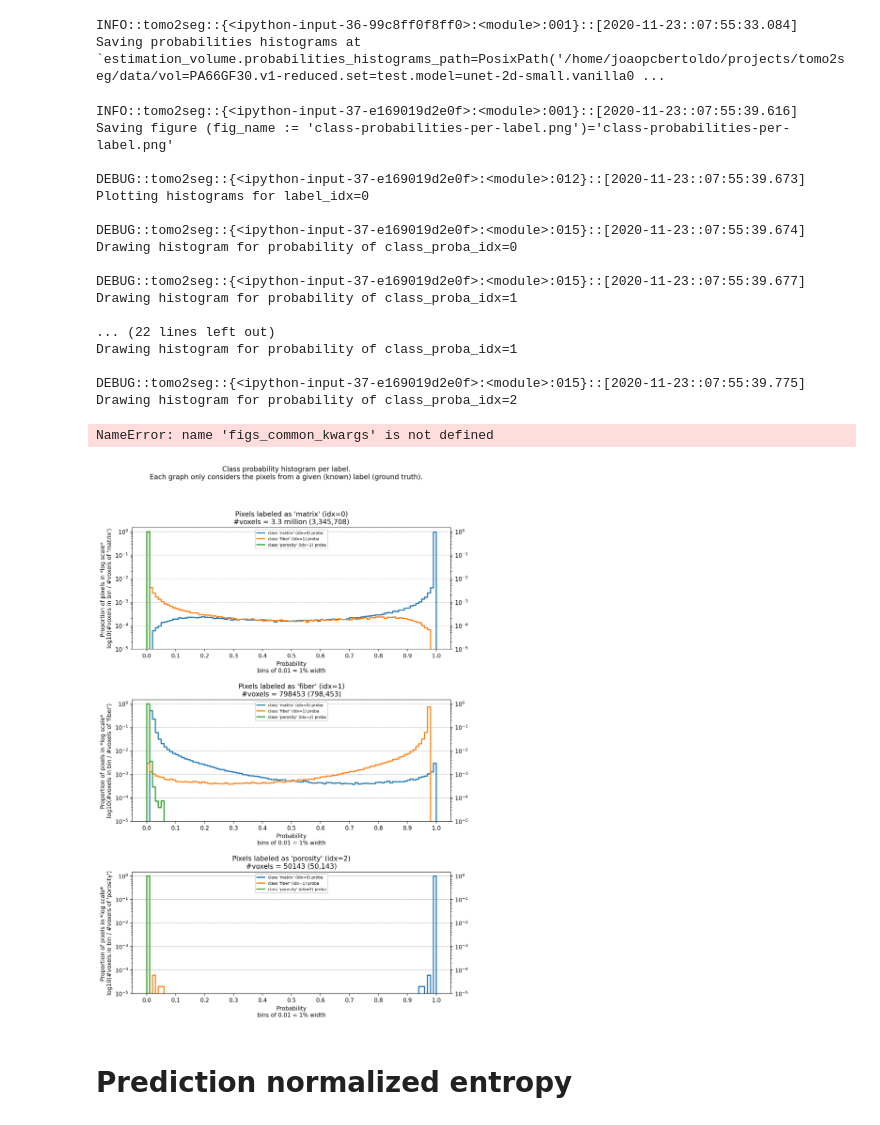
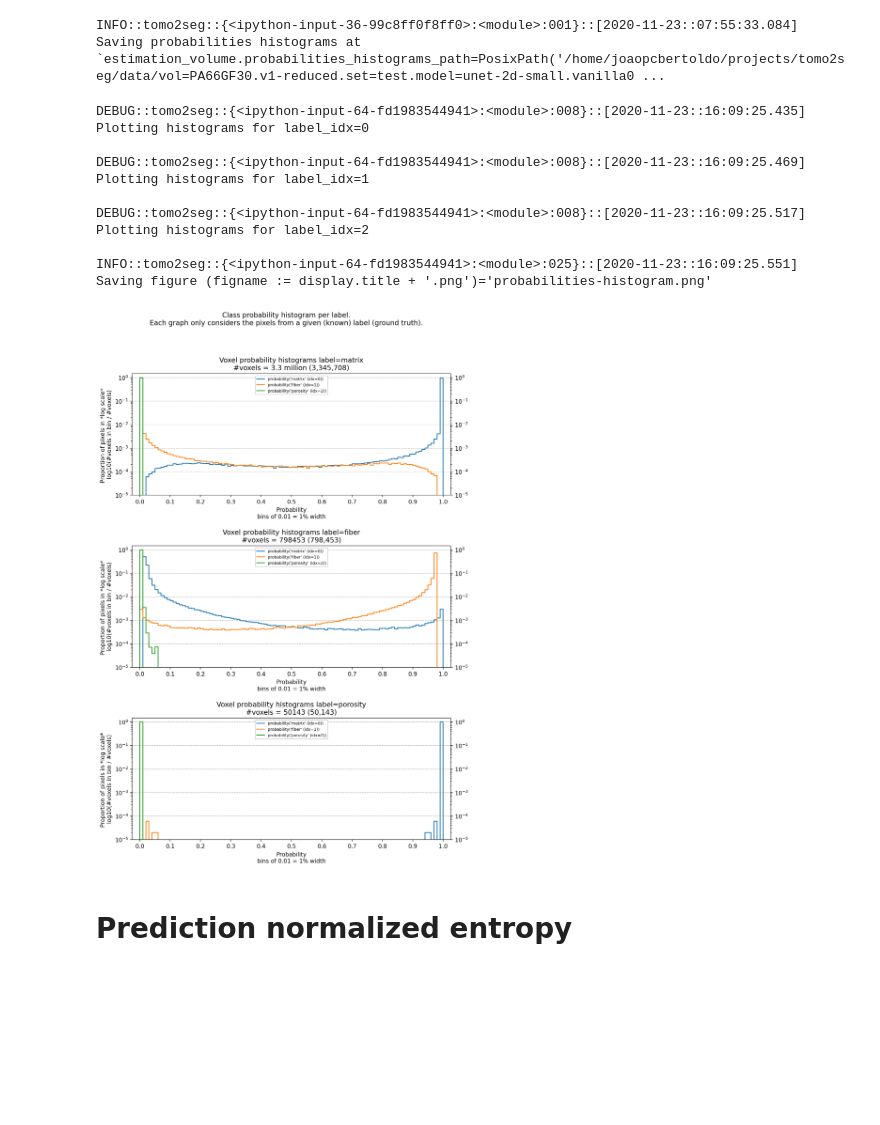
Before and after one commit to jpcbertoldo/tomo2seg, a Jupyter notebook: nbs/analyze-01.ipynb, the cells around one changed output. Drawn from its saved outputs; the diff is of its cells as text; code cells hidden in the pictures; blank space fills up the shorter version.

Commit message:
finish class proba histogram

```diff
--- a/nbs/analyze-01.ipynb
+++ b/nbs/analyze-01.ipynb
@@ -461,58 +461,54 @@ np.save(
 INFO::tomo2seg::{<ipython-input-36-99c8ff0f8ff0>:<module>:001}::[2020-11-23::07:55:33.084]
 Saving probabilities histograms at `estimation_volume.probabilities_histograms_path=PosixPath('/home/joaopcbertoldo/projects/tomo2seg/data/vol=PA66GF30.v1-reduced.set=test.model=unet-2d-small.vanilla0 ...
 # %%
-logger.info(f"Saving figure {(fig_name := 'class-probabilities-per-label.png')=}")
-
 fig, axs = plt.subplots(
-    3, 1, figsize=(2 * (sz := 5), 3 * sz), dpi=(dpi := 200),
+    nrows := 3,
+    ncols := 1,
+    figsize=(2 * ncols * (sz := 5), nrows * sz),
+    dpi=200,
     gridspec_kw=dict(wspace=0, hspace=sz/12)
 )
-xlims = (-.05, 1.05)
-ylims_10pow = (-5, 0)
-ylims = tuple(10 ** p for p in ylims_10pow)
 
-for label_idx, ax in zip(labels_idx, axs.ravel()):
+for label_idx, label_name, label_n_voxels, ax in zip(labels_idx, labels_names, labels_counts, axs.ravel()):
+
     logger.debug(f"Plotting histograms for {label_idx=}")
 
+    display = viz.ClassProbabilityHistogramDisplay(
+        bins=bins.tolist(),
+        values_per_class=histograms[label_idx].tolist(),
+        labels_idx=labels_idx,
+        labels_names=labels_names,
+    ).plot(ax)
 
-#             f"#voxels = {humanize.intword(label_n_voxels := labels_counts[label_idx])} "
-#             f"({humanize.intcomma(label_n_voxels)})"
-    ax.legend(loc="upper center", fontsize="x-small", framealpha=1)
+    title_complement = f" label={label_name}"
+    title_complement += f"\n#voxels = {humanize.intword(label_n_voxels)} ({humanize.intcomma(label_n_voxels)})"
+
+    ax.set_title(ax.get_title() + title_complement)
 
 fig.suptitle(
     "Class probability histogram per label."
     "\nEach graph only considers the pixels from a given (known) label (ground truth)."
 )
 
-fig.savefig(
-    fname=estimation_volume.dir / fig_name,
-    dpi=dpi,
-    **figs_common_kwargs,
-    metadata={
-        "Title": f"vol={volume.fullname}::analysis::{fig_name}",
-        **figs_common_kwargs
-    }
+logger.info(f"Saving figure {(figname := display.title + '.png')=}")
+display.fig_.savefig(
+    fname=figs_dir / figname,
+    format="png",
+    metadata=display.metadata,
 )
 # %% [output]
-INFO::tomo2seg::{<ipython-input-37-e169019d2e0f>:<module>:001}::[2020-11-23::07:55:39.616]
-Saving figure (fig_name := 'class-probabilities-per-label.png')='class-probabilities-per-label.png'
-
-DEBUG::tomo2seg::{<ipython-input-37-e169019d2e0f>:<module>:012}::[2020-11-23::07:55:39.673]
+DEBUG::tomo2seg::{<ipython-input-64-fd1983544941>:<module>:008}::[2020-11-23::16:09:25.435]
 Plotting histograms for label_idx=0
 
-DEBUG::tomo2seg::{<ipython-input-37-e169019d2e0f>:<module>:015}::[2020-11-23::07:55:39.674]
-Drawing histogram for probability of class_proba_idx=0
+DEBUG::tomo2seg::{<ipython-input-64-fd1983544941>:<module>:008}::[2020-11-23::16:09:25.469]
+Plotting histograms for label_idx=1
 
-DEBUG::tomo2seg::{<ipython-input-37-e169019d2e0f>:<module>:015}::[2020-11-23::07:55:39.677]
-Drawing histogram for probability of class_proba_idx=1
+DEBUG::tomo2seg::{<ipython-input-64-fd1983544941>:<module>:008}::[2020-11-23::16:09:25.517]
+Plotting histograms for label_idx=2
 
-... (22 lines left out)
-Drawing histogram for probability of class_proba_idx=1
-
-DEBUG::tomo2seg::{<ipython-input-37-e169019d2e0f>:<module>:015}::[2020-11-23::07:55:39.775]
-Drawing histogram for probability of class_proba_idx=2
+INFO::tomo2seg::{<ipython-input-64-fd1983544941>:<module>:025}::[2020-11-23::16:09:25.551]
+Saving figure (figname := display.title + '.png')='probabilities-histogram.png'
-NameError: name 'figs_common_kwargs' is not defined
-[figure, old version]
+[figure, new version]
 # %% [markdown]
 # Prediction normalized entropy
 # %%
```
Also changed, not shown: 1 other file.
